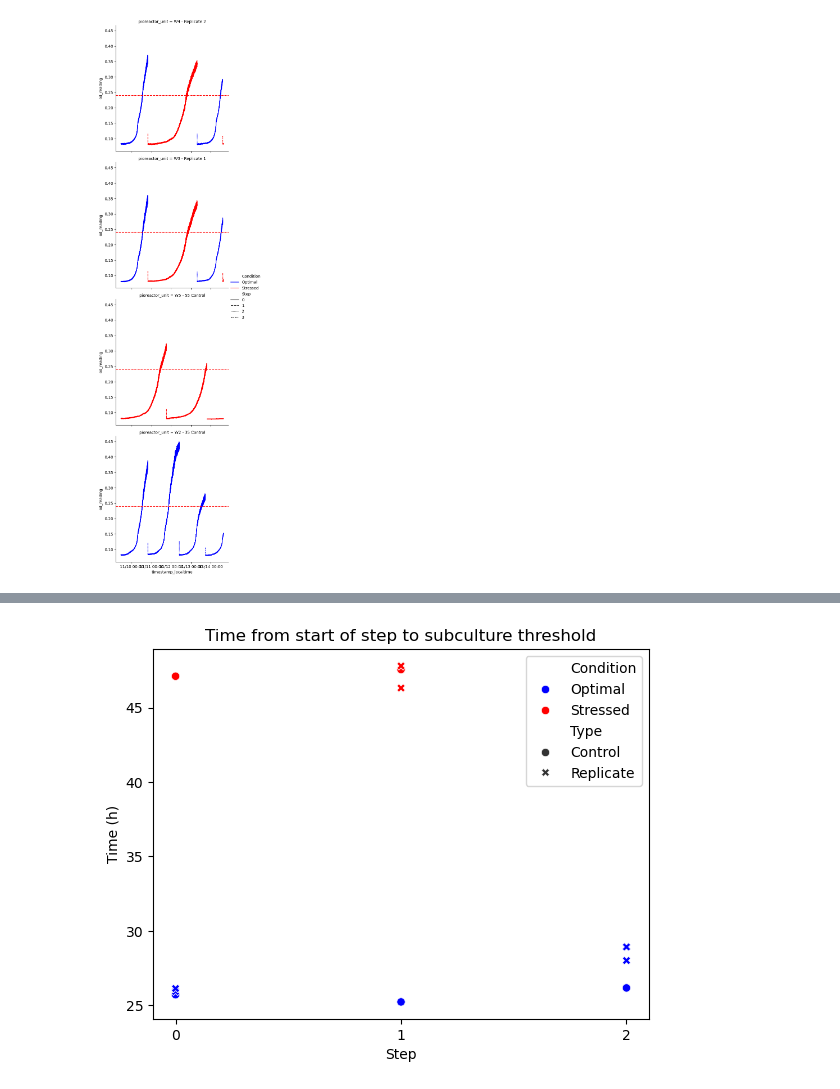
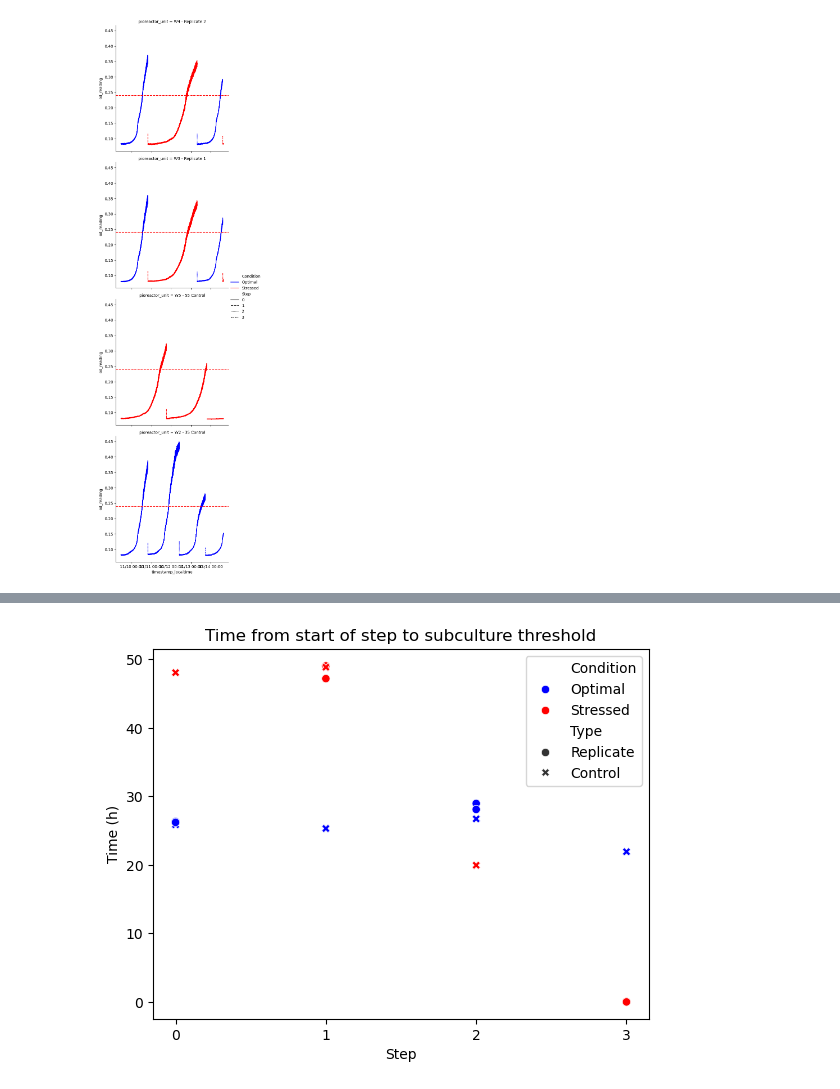
Before and after one commit to JacksonPageroth/pio-bacterial-memory, a Jupyter notebook: pio_subculture.ipynb, the cells around one changed output, grey strips where cells are left out. Cells and saved outputs as stored; diff of their text form; code cells hidden in the pictures.

```diff
--- a/pio_subculture.ipynb
+++ b/pio_subculture.ipynb
@@ -162,33 +162,35 @@ for pioreactor in pioreactors:
     for step in pio_df.get_column("Step").unique():
         step_df = pio_df.filter(pl.col("Step").eq(step)).sort("timestamp_localtime", descending=False)
 
         try:
-            thresh_time = step_df.filter(pl.col("od_reading") >= threshold_od).get_column("timestamp_localtime")[0]
+            thresh_time = (step_df.with_columns((pl.col("od_reading") - threshold_od).abs().alias("distance"))
+                            .filter(pl.col("distance") == pl.col("distance").min())
+                            .get_column("timestamp_localtime")[0])
             start_time = step_df.get_column("timestamp_localtime")[0]
             time_to_threshold = (thresh_time - start_time).total_seconds() / 3600
         except:
             continue
 
         plot_df["Time (h)"].append(time_to_threshold)
         plot_df["Step"].append(step)
 
         if "35" in pioreactor:
             plot_df["Type"].append("Control")
             plot_df["Condition"].append("Optimal")
         elif "55" in pioreactor:
             plot_df["Type"].append("Control")
             plot_df["Condition"].append("Stressed")
         elif "Replicate" in pioreactor:
             plot_df["Type"].append("Replicate")
             plot_df["Condition"].append("Optimal" if step % 2 == 0 else "Stressed")
 
 # Plotting each pioreactor in a separate subplot
 num_pioreactors = len(pioreactors)
 plot_df = pl.from_dict(plot_df).to_pandas()
 sns.scatterplot(plot_df, style="Type", x="Step", y="Time (h)", hue="Condition", hue_order=["Optimal", "Stressed"], palette=["blue", "red"])
 plt.xticks(ticks=range(int(plot_df["Step"].min()), int(plot_df["Step"].max()) + 1))
 plt.title("Time from start of step to subculture threshold")
 plt.show()
 # %% [output]
-[figure, old version]
+[figure, new version]
 # %%
```
Also changed, not shown: parts of 2 cells of this notebook.
